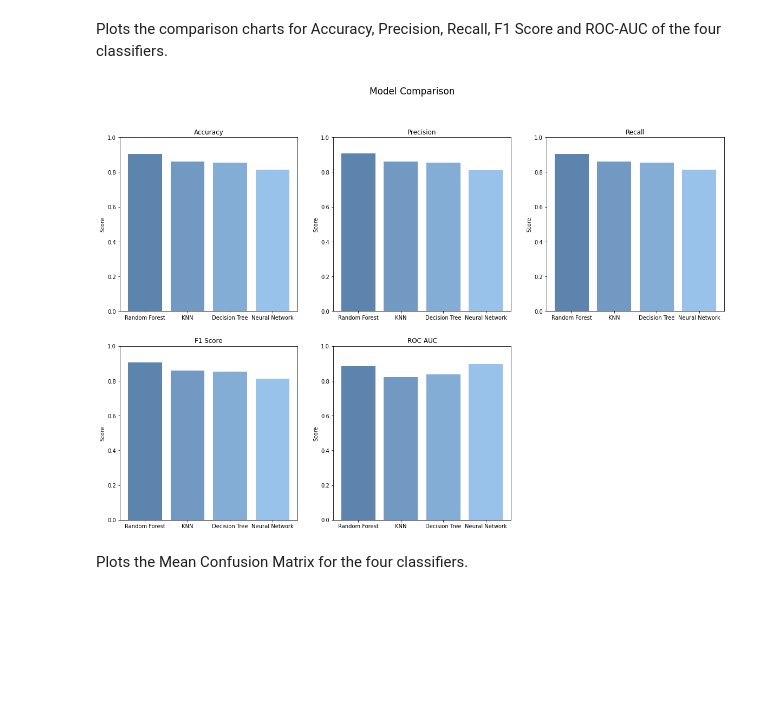
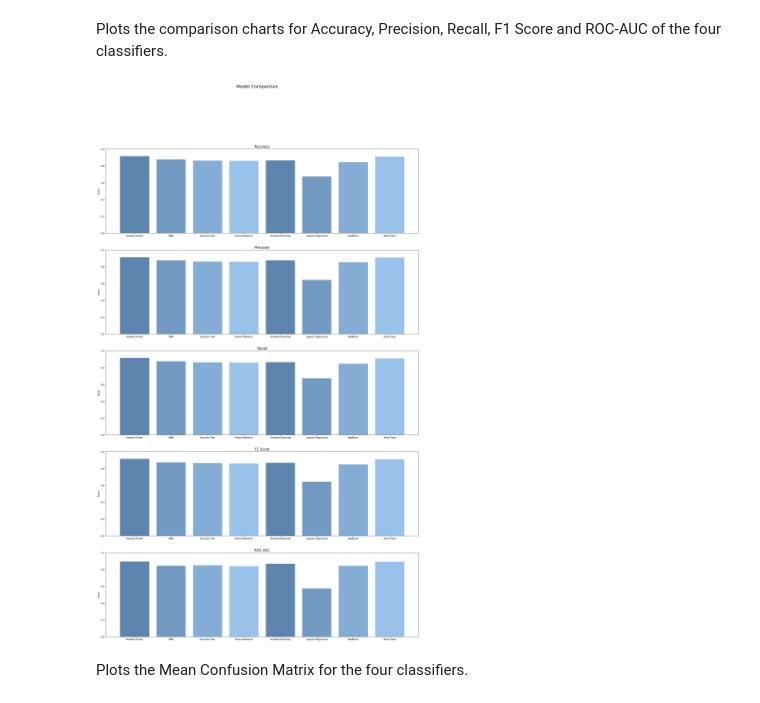
Before and after one commit to jerin-joy/ml_obstacle_avoidance, a Jupyter notebook: turtlebot3_neural_network/scripts/ml_training_evaluation.ipynb, the cells around one changed output. Cells and saved outputs as stored; diff of their text form; code cells hidden in the pictures; blank space fills up the shorter version.

Commit message:
add few more classifiers for evaluation

```diff
--- a/turtlebot3_neural_network/scripts/ml_training_evaluation.ipynb
+++ b/turtlebot3_neural_network/scripts/ml_training_evaluation.ipynb
@@ -252,0 +184,20 @@ f.close()
+# %%
+# Define the output file path
+output_file = 'model_evaluation_results.txt'
+
+# Print the scores to the console
+for i, metric in enumerate(metrics):
+    print(f'{metric}:')
+    for j, model in enumerate(model_names):
+        print(f'{model}: {scores[i][j]:.4f}')
+    print()
+
+# Write the scores to a file
+with open(output_file, 'w') as f:
+    for i, metric in enumerate(metrics):
+        f.write(f'{metric}:\n')
+        for j, model in enumerate(model_names):
+            f.write(f'{model}: {scores[i][j]:.4f}\n')
+        f.write('\n')
+
+print(f'The results have been saved to {output_file}')
@@ -253,43 +222,32 @@ f.close()
 # %% [markdown]
 Plots the comparison charts for Accuracy, Precision, Recall, F1 Score and ROC-AUC of the four classifiers.
 # %%
-# Define model names and corresponding metrics
-model_names = ['Random Forest', 'KNN', 'Decision Tree', 'Neural Network']
-metrics = ['Accuracy', 'Precision', 'Recall', 'F1 Score', 'ROC AUC']
-
-# Define scores for each model and metric
-accuracy_scores = [rf_accuracy, knn_accuracy, dt_accuracy, nn_accuracy]
-precision_scores = [rf_precision, knn_precision, dt_precision, nn_precision]
-recall_scores = [rf_recall, knn_recall, dt_recall, nn_recall]
-f1_scores = [rf_f1, knn_f1, dt_f1, nn_f1]
-roc_auc_scores = [rf_roc_auc, knn_roc_auc, dt_roc_auc, nn_roc_auc]
-
 # Define colors for each metric
 colors = [(0.2, 0.4, 0.6, 0.8), (0.3, 0.5, 0.7, 0.8), (0.4, 0.6, 0.8, 0.8), (0.5, 0.7, 0.9, 0.8)]
 
-# Define a list of lists for the scores
-scores = [accuracy_scores, precision_scores, recall_scores, f1_scores, roc_auc_scores]
 
 # Create a figure with 5 subplots arranged in 2 rows and 3 columns
-fig = plt.figure(figsize=(20 ,13))
-fig.suptitle('Model Comparison', size = '17')
+fig = plt.figure(figsize=(25 ,40))
+fig.suptitle('Model Comparison', size = '20')
 
 # Generate plots for each metric
 for i ,metric in enumerate(metrics):
     # Get the scores for the current metric
     metric_scores = scores[i]
 
     # Calculate the average score for each model
     model_scores = [np.mean(metric_scores[j::len(model_names)]) for j in range(len(model_names))]
 
     # Create a subplot for each metric
-    ax = fig.add_subplot(2 ,3 ,i + 1)
+    ax = fig.add_subplot(5 ,1 ,i + 1)
     ax.bar(model_names ,model_scores ,color=colors)
     ax.set_ylim(0 ,1)
-    ax.set_title(metric)
+    ax.set_title(metric, size = '15')
     ax.set_ylabel('Score')
+
+fig.savefig("model_comparison.png")
 # %% [output]
-[figure, old version]
+[figure, new version]
 # %% [markdown]
 Plots the Mean Confusion Matrix for the four classifiers.
 # %%
```
Also changed, not shown: parts of 10 cells of this notebook.
